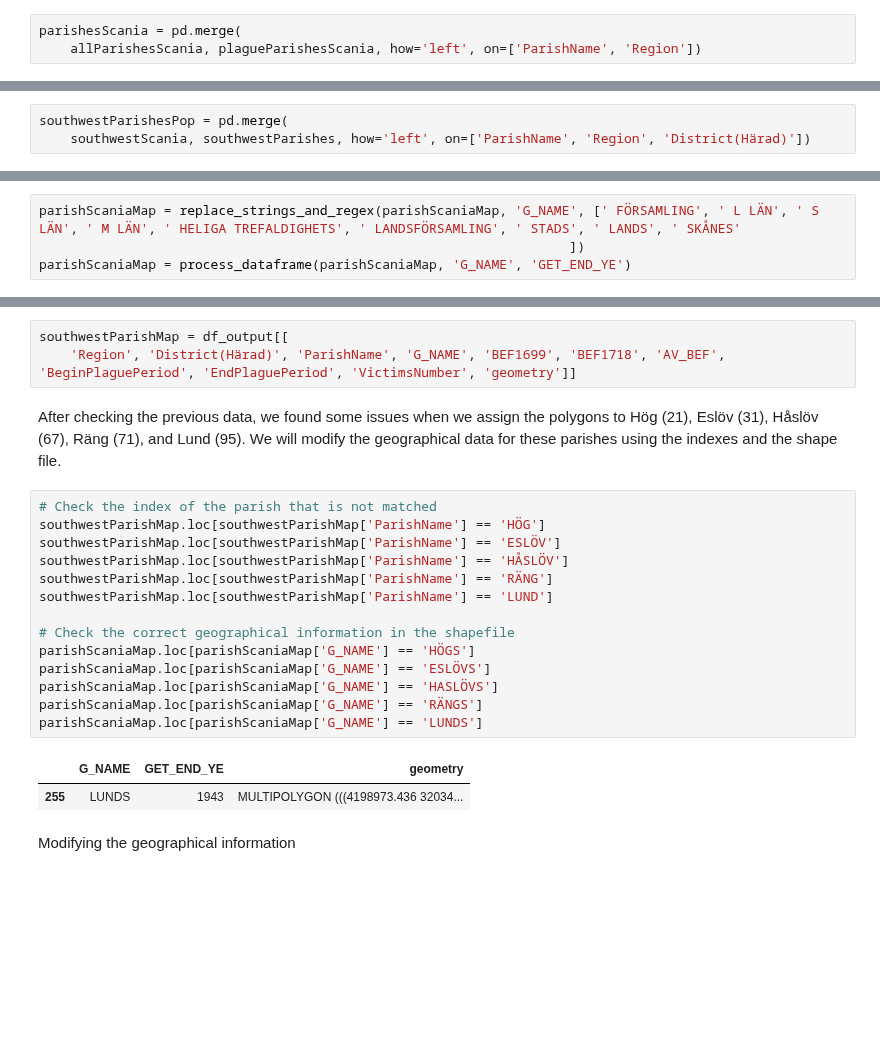
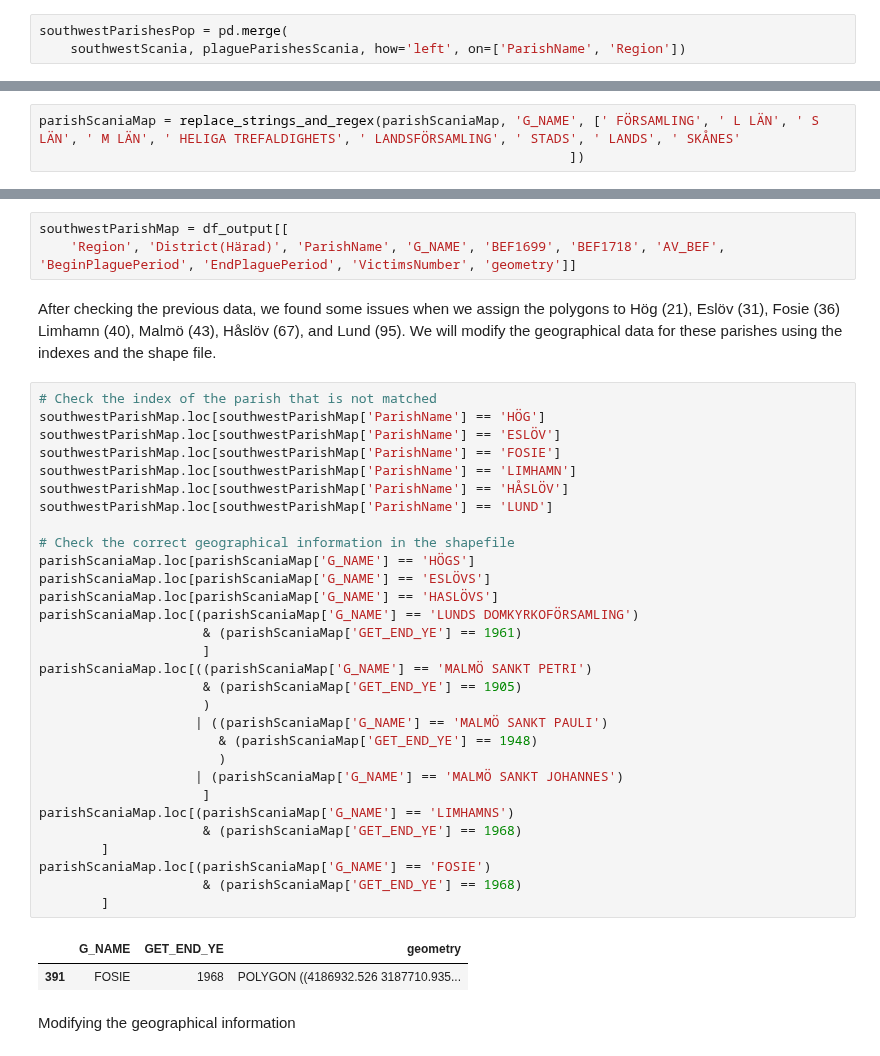
Before and after one commit to polislizarralde/PythonMathematicalModeling, a Jupyter notebook: docs/PlagueProject/southwestScaniadatabase.ipynb, the cells around one changed output, grey strips where cells are left out. Drawn from its saved outputs; the diff is of its cells as text; blank space fills up the shorter version.

```diff
--- a/docs/PlagueProject/southwestScaniadatabase.ipynb
+++ b/docs/PlagueProject/southwestScaniadatabase.ipynb
@@ -54,3 +50,3 @@ Merging the two datasets (allParishesScania and plagueParishesScania)
 # %%
-parishesScania = pd.merge(
-    allParishesScania, plagueParishesScania, how='left', on=['ParishName', 'Region'])
+southwestParishesPop = pd.merge(
+    southwestScania, plagueParishesScania, how='left', on=['ParishName', 'Region'])
@@ -102,4 +67 @@ southwestParishes_names = get_Names(southwestParishes, 'ParishName')
-# %%
-southwestParishesPop = pd.merge(
-    southwestScania, southwestParishes, how='left', on=['ParishName', 'Region', 'District(Härad)'])
 # %% [markdown]
@@ -120,7 +82,6 @@ Now, we remove white spaces and patterns. Then, the shape file is filtered consi
 # %%
 parishScaniaMap = replace_strings_and_regex(parishScaniaMap, 'G_NAME', [' FÖRSAMLING', ' L LÄN', ' S LÄN', ' M LÄN', ' HELIGA TREFALDIGHETS', ' LANDSFÖRSAMLING', ' STADS', ' LANDS', ' SKÅNES'
                                                                     ])
-parishScaniaMap = process_dataframe(parishScaniaMap, 'G_NAME', 'GET_END_YE')
 # %% [markdown]
 Working only with Southwest Scania: southwestParishesPop and parishScaniaMap
 # %%
@@ -158,24 +119,40 @@ df_output.index.name = 'id'
 southwestParishMap = df_output[[
     'Region', 'District(Härad)', 'ParishName', 'G_NAME', 'BEF1699', 'BEF1718', 'AV_BEF', 'BeginPlaguePeriod', 'EndPlaguePeriod', 'VictimsNumber', 'geometry']]
 # %% [markdown]
-After checking the previous data, we found some issues when we assign the polygons to Hög (21), Eslöv (31), Håslöv (67), Räng (71), and Lund (95). We will modify the geographical data for these parishes using the indexes and the shape file.
+After checking the previous data, we found some issues when we assign the polygons to Hög (21), Eslöv (31), Fosie (36) Limhamn (40), Malmö (43), Håslöv (67), and Lund (95). We will modify the geographical data for these parishes using the indexes and the shape file.
 # %%
 # Check the index of the parish that is not matched
 southwestParishMap.loc[southwestParishMap['ParishName'] == 'HÖG']
 southwestParishMap.loc[southwestParishMap['ParishName'] == 'ESLÖV']
+southwestParishMap.loc[southwestParishMap['ParishName'] == 'FOSIE']
+southwestParishMap.loc[southwestParishMap['ParishName'] == 'LIMHAMN']
 southwestParishMap.loc[southwestParishMap['ParishName'] == 'HÅSLÖV']
-southwestParishMap.loc[southwestParishMap['ParishName'] == 'RÄNG']
 southwestParishMap.loc[southwestParishMap['ParishName'] == 'LUND']
 
 # Check the correct geographical information in the shapefile
 parishScaniaMap.loc[parishScaniaMap['G_NAME'] == 'HÖGS']
 parishScaniaMap.loc[parishScaniaMap['G_NAME'] == 'ESLÖVS']
 parishScaniaMap.loc[parishScaniaMap['G_NAME'] == 'HASLÖVS']
-parishScaniaMap.loc[parishScaniaMap['G_NAME'] == 'RÄNGS']
-parishScaniaMap.loc[parishScaniaMap['G_NAME'] == 'LUNDS']
+parishScaniaMap.loc[(parishScaniaMap['G_NAME'] == 'LUNDS DOMKYRKOFÖRSAMLING')
+                     & (parishScaniaMap['GET_END_YE'] == 1961)
+                     ]
+parishScaniaMap.loc[((parishScaniaMap['G_NAME'] == 'MALMÖ SANKT PETRI')
+                     & (parishScaniaMap['GET_END_YE'] == 1905)
+                     )
+                    | ((parishScaniaMap['G_NAME'] == 'MALMÖ SANKT PAULI')
+                       & (parishScaniaMap['GET_END_YE'] == 1948)
+                       )
+                    | (parishScaniaMap['G_NAME'] == 'MALMÖ SANKT JOHANNES')
+                     ]
+parishScaniaMap.loc[(parishScaniaMap['G_NAME'] == 'LIMHAMNS')
+                     & (parishScaniaMap['GET_END_YE'] == 1968)
+        ]
+parishScaniaMap.loc[(parishScaniaMap['G_NAME'] == 'FOSIE')
+                     & (parishScaniaMap['GET_END_YE'] == 1968)
+        ]
 # %% [output]
 |  | G_NAME | GET_END_YE | geometry |
-| 255 | LUNDS | 1943 | MULTIPOLYGON (((4198973.436 32034... |
+| 391 | FOSIE | 1968 | POLYGON ((4186932.526 3187710.935... |
 # %% [markdown]
 Modifying the geographical information
 # %%
```
Also changed, not shown: parts of 22 cells of this notebook.
